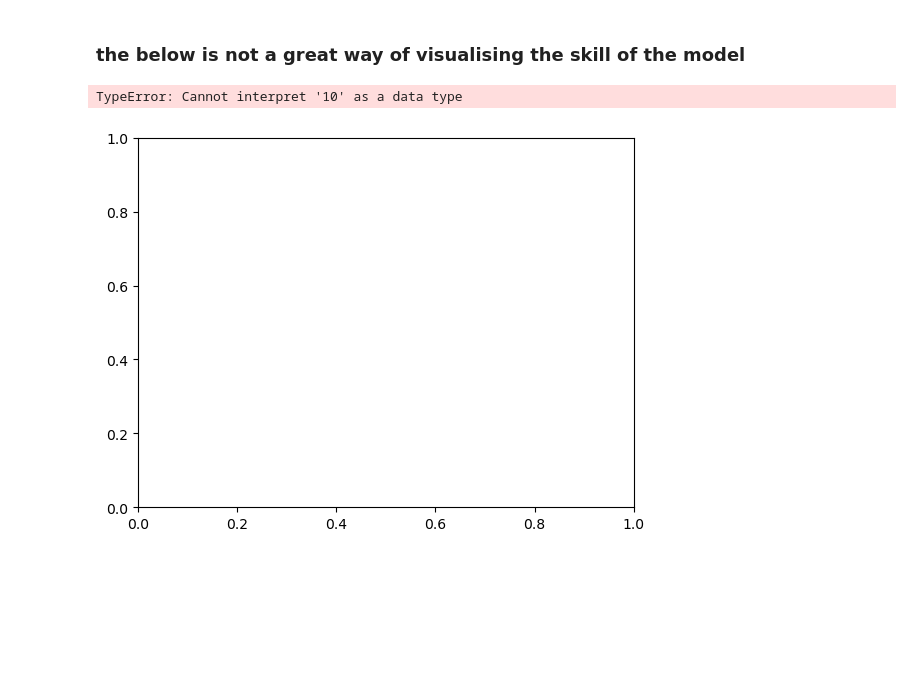
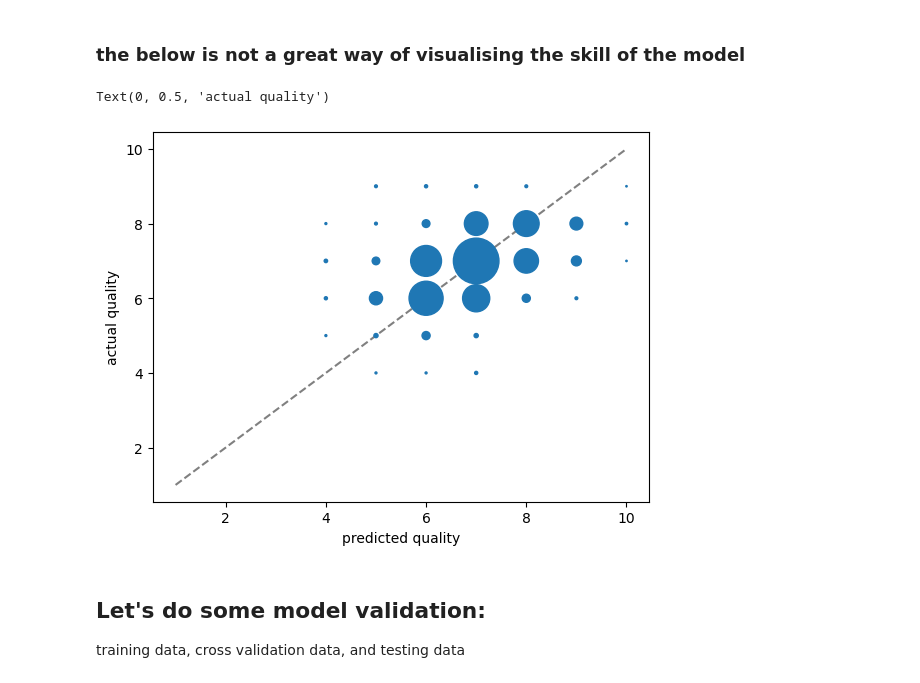
Before and after one commit to Delekof/Machine-Learning-Practice, a Jupyter notebook: main_notebook.ipynb, the cells around one changed output. Cells and saved outputs as stored; diff of their text form; code cells hidden in the pictures; blank space fills up the shorter version.

Commit message:
fixed plots

```diff
--- a/main_notebook.ipynb
+++ b/main_notebook.ipynb
@@ -503,8 +503,23 @@ print(f_x.shape, y_train.shape)
 # %%
 f,ax = plt.subplots(1,1)
 
+x,y = np.arange(1,11),np.arange(1,11)
+X,Y = np.meshgrid(x,y)
 
 c = np.zeros((10,10))
+for i,j in zip(
+    np.argmax(f_x, axis=1), y_train
+):
+    c[i,j] += 1
+
+ax.scatter(X,Y,c)
+ax.plot(x,x, color="grey", linestyle="--", zorder=0)
+
+ax.set_xlabel("predicted quality")
+ax.set_ylabel("actual quality")
 # %% [output]
-TypeError: Cannot interpret '10' as a data type
+Text(0, 0.5, 'actual quality')
-[figure, old version]
+[figure, new version]
+# %% [markdown]
+## Let's do some model validation:
+training data, cross validation data, and testing data
```
